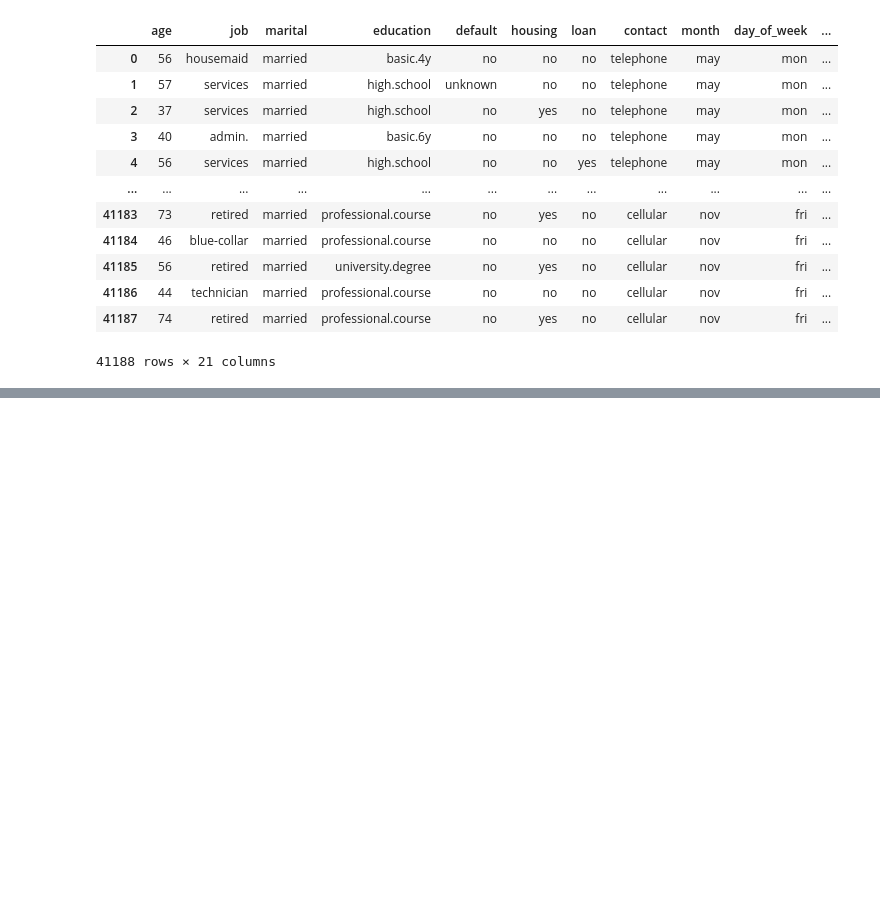
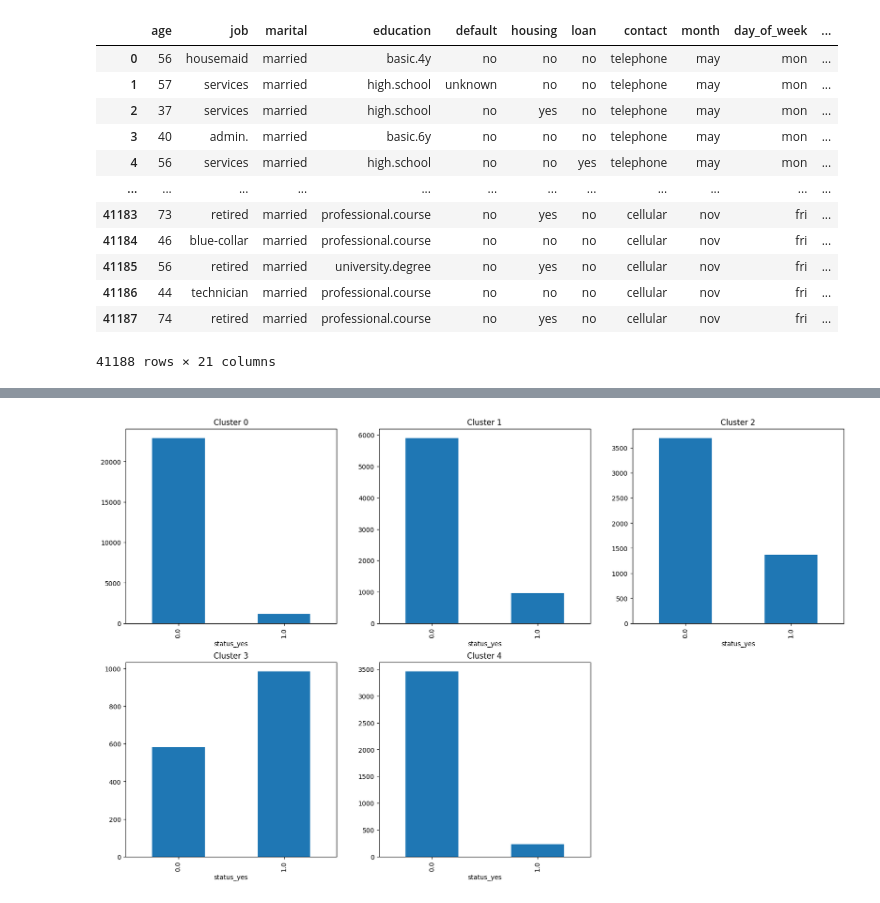
Before and after one commit to HudsonArauj/ProjectML, a Jupyter notebook: project.ipynb, the cells around one changed output, grey strips where cells are left out. Cells and saved outputs as stored; diff of their text form; code cells hidden in the pictures; blank space fills up the shorter version.

```diff
--- a/project.ipynb
+++ b/project.ipynb
@@ -304,0 +212,4 @@ sns.scatterplot(x='duration', y='euribor3m', hue='cluster', data=df)
+# %%
+# Feito isso, temos a variável y_pred que contém os clusters de cada cliente.
+# Vamos adicionar essa variável ao nosso dataframe original
+df_final['cluster'] = y_pred
@@ -304,0 +239,43 @@ sns.scatterplot(x='duration', y='euribor3m', hue='cluster', data=df)
+# %%
+# Vamos criar um dataframe para cada cluster
+# Vamos usar o método copy do pandas
+df_cluster_0 = df_final[df_final['cluster'] == 0].copy()
+df_cluster_1 = df_final[df_final['cluster'] == 1].copy()
+df_cluster_2 = df_final[df_final['cluster'] == 2].copy()
+df_cluster_3 = df_final[df_final['cluster'] == 3].copy()
+df_cluster_4 = df_final[df_final['cluster'] == 4].copy()
+
+# Vamos remover a coluna cluster
+df_cluster_0.drop('cluster', axis=1, inplace=True)
+df_cluster_1.drop('cluster', axis=1, inplace=True)
+df_cluster_2.drop('cluster', axis=1, inplace=True)
+df_cluster_3.drop('cluster', axis=1, inplace=True)
+df_cluster_4.drop('cluster', axis=1, inplace=True)
+# %%
+# vamos plotar o gráfico de barras para cada cluster
+# vamos usar o método plot do pandas
+
+plt.figure(figsize=(20, 12))
+plt.subplot(2, 3, 1)
+plt.title('Cluster 0')
+df_cluster_0.groupby('status_yes').size().plot.bar()
+
+plt.subplot(2, 3, 2)
+plt.title('Cluster 1')
+df_cluster_1.groupby('status_yes').size().plot.bar()
+
+plt.subplot(2, 3, 3)
+plt.title('Cluster 2')
+df_cluster_2.groupby('status_yes').size().plot.bar()
+
+plt.subplot(2, 3, 4)
+plt.title('Cluster 3')
+df_cluster_3.groupby('status_yes').size().plot.bar()
+
+plt.subplot(2, 3, 5)
+plt.title('Cluster 4')
+df_cluster_4.groupby('status_yes').size().plot.bar()
+
+plt.show()
+# %% [output]
+[figure, added]
```
Also changed, not shown: parts of 45 cells of this notebook, 1 other file.
